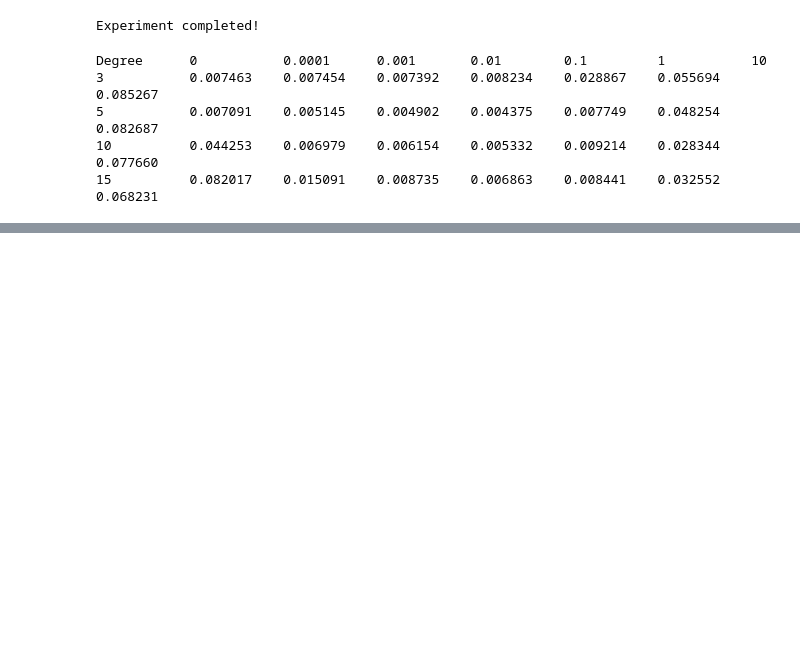
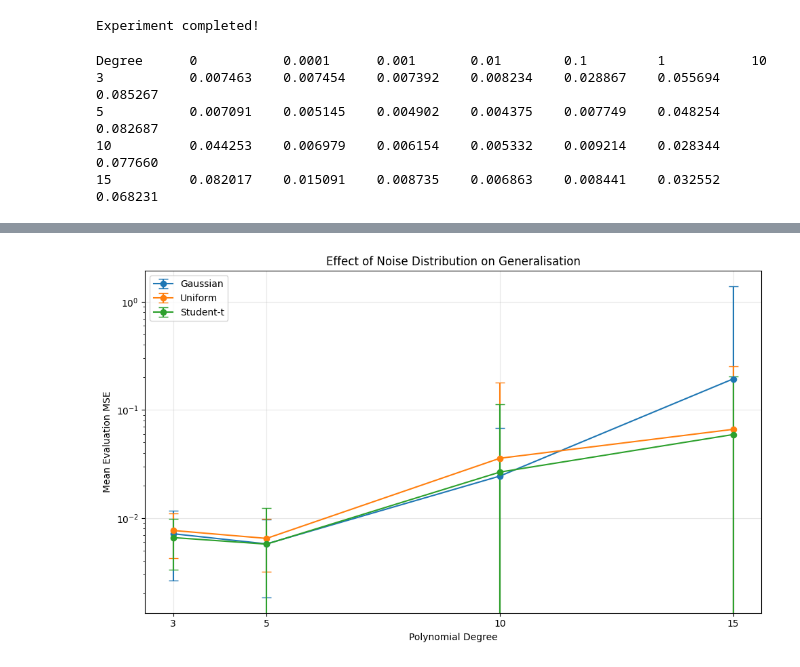
Before and after one commit to vaibhavrajput939/bias-variance-polynomial-regression, a Jupyter notebook: notebooks/polynomial_regression_research.ipynb, the cells around one changed output, grey strips where cells are left out. Cells and saved outputs as stored; diff of their text form; code cells hidden in the pictures; blank space fills up the shorter version.

```diff
--- a/notebooks/polynomial_regression_research.ipynb
+++ b/notebooks/polynomial_regression_research.ipynb
@@ -914,0 +1129,31 @@ Degree      0           0.0001      0.001       0.01        0.1         1
+# %%
+plt.figure(figsize=(10, 6))
+
+for distribution in noise_distributions:
+
+    subset = summary_noise[
+        summary_noise["Distribution"] == distribution
+    ]
+
+    plt.errorbar(
+        subset["Degree"],
+        subset["mean"],
+        yerr=subset["std"],
+        marker="o",
+        capsize=5,
+        label=distribution
+    )
+
+plt.xlabel("Polynomial Degree")
+plt.ylabel("Mean Evaluation MSE")
+plt.title("Effect of Noise Distribution on Generalisation")
+
+plt.xticks(degrees)
+plt.yscale("log")
+plt.legend()
+plt.grid(True, alpha=0.3)
+
+plt.tight_layout()
+plt.show()
+# %% [output]
+[figure, added]
```
Also changed, not shown: parts of 21 cells of this notebook, 2 other files.
